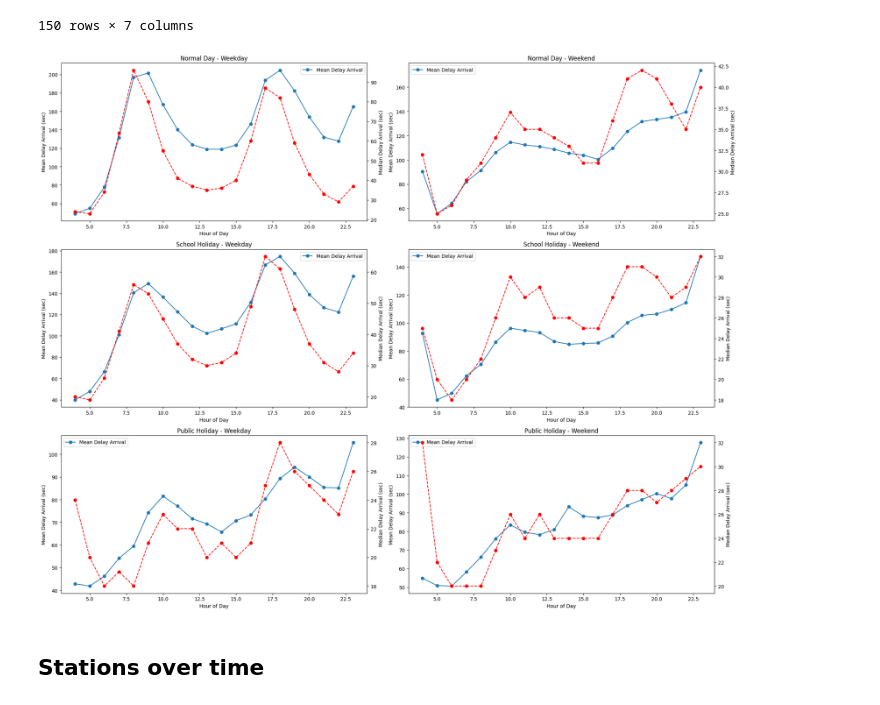
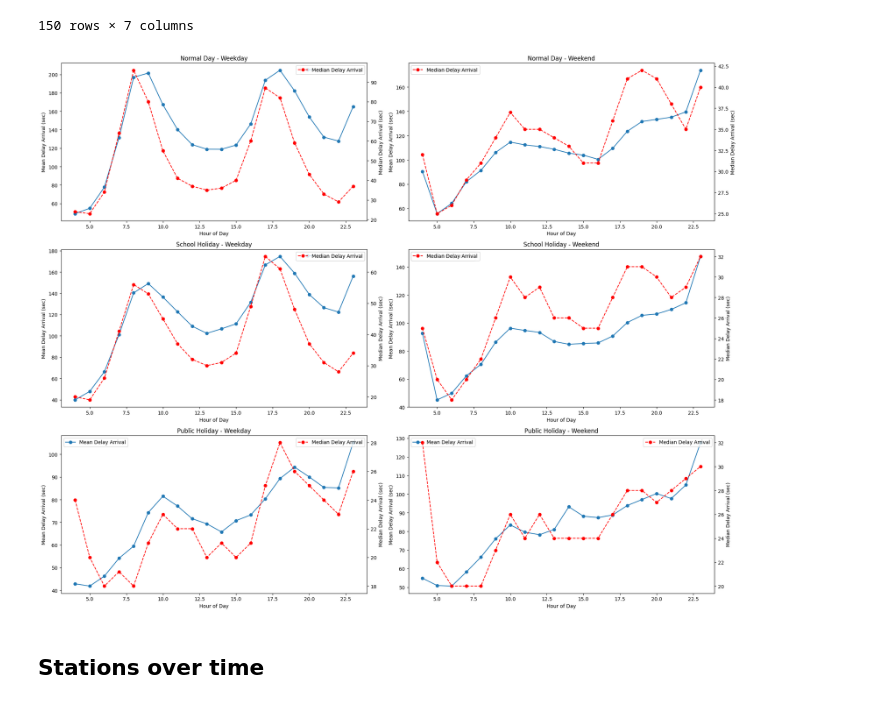
Before and after one commit to LeiY769/DataProject, a Jupyter notebook: eda.ipynb, the cells around one changed output. Drawn from its saved outputs; the diff is of its cells as text; code cells hidden in the pictures.

```diff
--- a/eda.ipynb
+++ b/eda.ipynb
@@ -1034,6 +1174,7 @@ axs1 = axs[0].twinx()
 axs1.plot(subdf["hour_of_day"], subdf["median_delay_arrival"], marker="o", linestyle="--", color="red", label="Median Delay Arrival")
 axs1.set_ylabel("Median Delay Arrival (sec)")
 axs[0].legend()
+axs1.legend()
 
 subdf = df_filtered[(df_filtered["holiday"] == "Normal Day") & (df_filtered["weekend"] == 1)]
 axs[1].plot(subdf["hour_of_day"], subdf["mean_delay_arrival"], marker="o", linestyle="-", label="Mean Delay Arrival")
@@ -1044,6 +1185,8 @@ axs1 = axs[1].twinx()
 axs1.plot(subdf["hour_of_day"], subdf["median_delay_arrival"], marker="o", linestyle="--", color="red", label="Median Delay Arrival")
 axs1.set_ylabel("Median Delay Arrival (sec)")
 axs[1].legend()
+axs1.legend()
+
 
 subdf = df_filtered[(df_filtered["holiday"] == "School Holiday") & (df_filtered["weekend"] == 0)]
 axs[2].plot(subdf["hour_of_day"], subdf["mean_delay_arrival"], marker="o", linestyle="-", label="Mean Delay Arrival")
@@ -1054,6 +1197,8 @@ axs1 = axs[2].twinx()
 axs1.plot(subdf["hour_of_day"], subdf["median_delay_arrival"], marker="o", linestyle="--", color="red", label="Median Delay Arrival")
 axs1.set_ylabel("Median Delay Arrival (sec)")
 axs[2].legend()
+axs1.legend()
+
 
 subdf = df_filtered[(df_filtered["holiday"] == "School Holiday") & (df_filtered["weekend"] == 1)]
 axs[3].plot(subdf["hour_of_day"], subdf["mean_delay_arrival"], marker="o", linestyle="-", label="Mean Delay Arrival")
@@ -1061,34 +1206,39 @@ axs[3].set_title("School Holiday - Weekend")
 axs[3].set_xlabel("Hour of Day")
 axs[3].set_ylabel("Mean Delay Arrival (sec)")
 axs1 = axs[3].twinx()
 axs1.plot(subdf["hour_of_day"], subdf["median_delay_arrival"], marker="o", linestyle="--", color="red", label="Median Delay Arrival")
 axs1.set_ylabel("Median Delay Arrival (sec)")
 axs[3].legend()
+axs1.legend()
+
 
 subdf = df_filtered[(df_filtered["holiday"] == "Public Holiday") & (df_filtered["weekend"] == 0)]
 axs[4].plot(subdf["hour_of_day"], subdf["mean_delay_arrival"], marker="o", linestyle="-", label="Mean Delay Arrival")
 axs[4].set_title("Public Holiday - Weekday")
 axs[4].set_xlabel("Hour of Day")
 axs[4].set_ylabel("Mean Delay Arrival (sec)")
 axs1 = axs[4].twinx()
 axs1.plot(subdf["hour_of_day"], subdf["median_delay_arrival"], marker="o", linestyle="--", color="red", label="Median Delay Arrival")
 axs1.set_ylabel("Median Delay Arrival (sec)")
 axs[4].legend()
+axs1.legend()
+
 
 subdf = df_filtered[(df_filtered["holiday"] == "Public Holiday") & (df_filtered["weekend"] == 1)]
 axs[5].plot(subdf["hour_of_day"], subdf["mean_delay_arrival"], marker="o", linestyle="-", label="Mean Delay Arrival")
 axs[5].set_title("Public Holiday - Weekend")
 axs[5].set_xlabel("Hour of Day")
 axs[5].set_ylabel("Mean Delay Arrival (sec)")
 axs1 = axs[5].twinx()
 axs1.plot(subdf["hour_of_day"], subdf["median_delay_arrival"], marker="o", linestyle="--", color="red", label="Median Delay Arrival")
 axs1.set_ylabel("Median Delay Arrival (sec)")
 axs[5].legend()
+axs1.legend()
 
 plt.tight_layout()
 plt.show()
 # %% [output]
-[figure, old version]
+[figure, new version]
 # %% [markdown]
 ## Stations over time
 # %%
```
Also changed, not shown: parts of 6 cells of this notebook, 3 other files.
